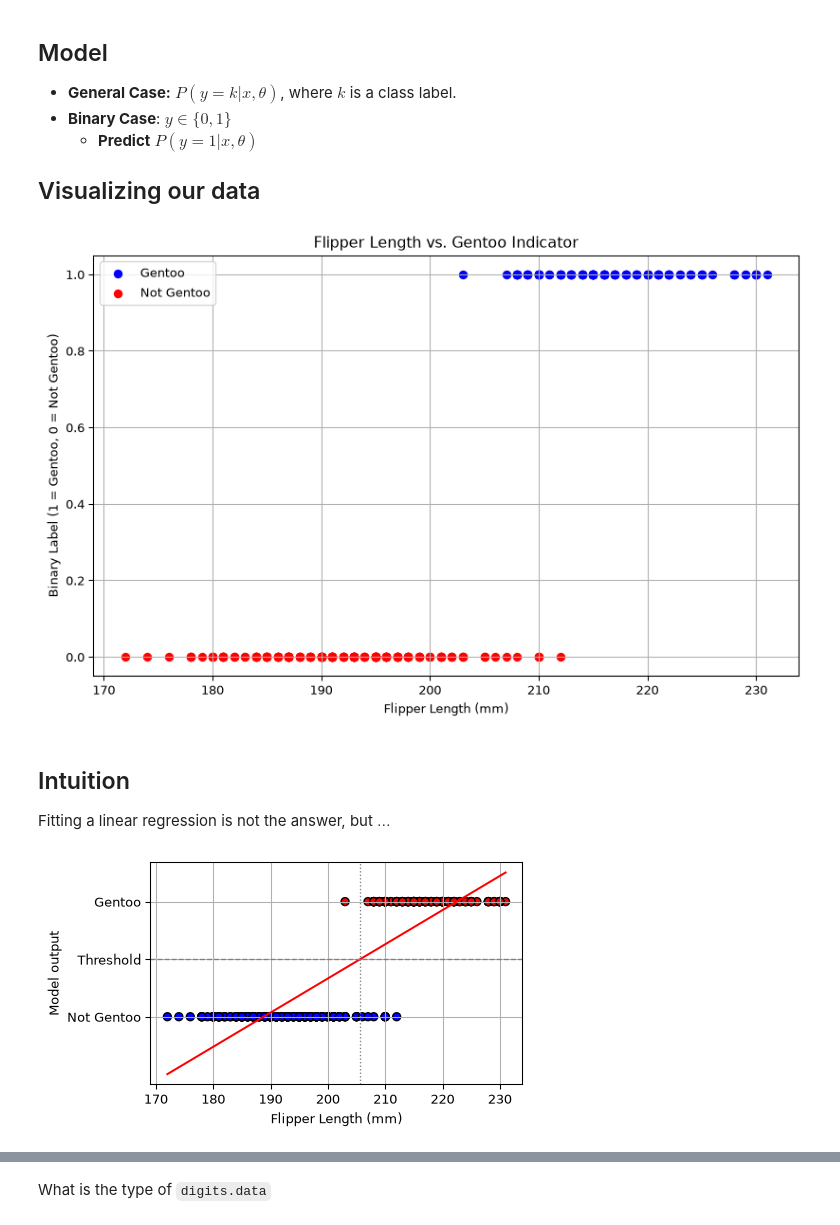
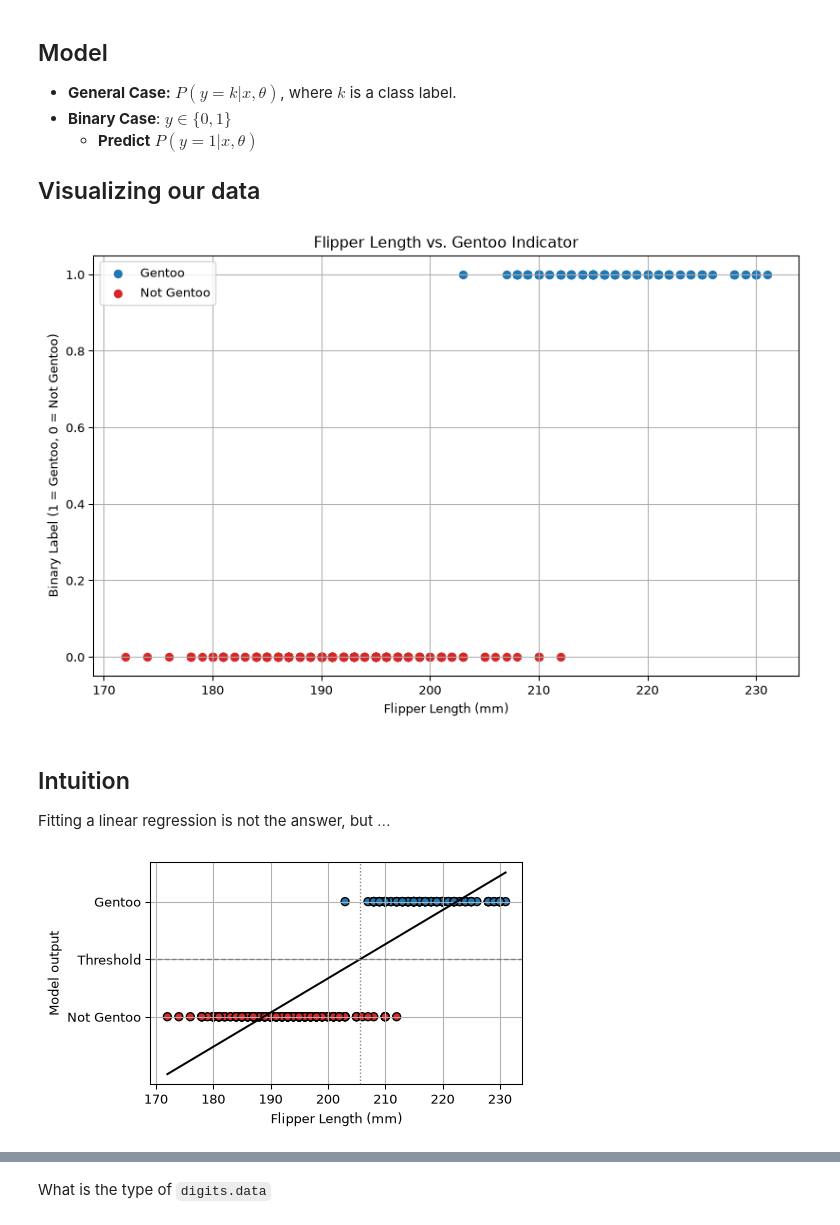
Before and after one commit to turcotte/csi-4106, a Jupyter notebook: lectures/05/slides.ipynb, the cells around one changed output, grey strips where cells are left out. Saved outputs shown, nothing was run; the diff lists cells and outputs as text; code cells hidden in the pictures.

```diff
--- a/lectures/05/slides.ipynb
+++ b/lectures/05/slides.ipynb
@@ -145,6 +145,11 @@ penguin_df['class_name'] = np.where(
     'Not Gentoo'
 )
 
+# Use the same colours for the two classes in every figure.
+not_gentoo_color = 'tab:red'   # y = 0
+gentoo_color = 'tab:blue'      # y = 1
+model_color = 'black'
+
 # Separate features (X) and labels (y)
 penguin_X = penguin_df[['flipper_length_mm']]
 penguin_y = penguin_df['is_gentoo']
@@ -158,7 +163,10 @@ sns.histplot(
     hue_order=['Not Gentoo', 'Gentoo'],
     kde=True,
     bins=30,
-    palette='Set1'
+    palette={
+        'Not Gentoo': not_gentoo_color,
+        'Gentoo': gentoo_color,
+    }
 )
 plt.title('Distribution of Flipper Length (Gentoo vs. Others)')
 plt.xlabel('Flipper Length (mm)')
@@ -204,7 +212,7 @@ plt.figure(figsize=(10, 6))
 plt.scatter(
     penguin_df.loc[penguin_df['is_gentoo'] == 1, 'flipper_length_mm'],
     penguin_df.loc[penguin_df['is_gentoo'] == 1, 'is_gentoo'],
-    color='blue',
+    color=gentoo_color,
     label='Gentoo'
 )
 
@@ -212,7 +220,7 @@ plt.scatter(
 plt.scatter(
     penguin_df.loc[penguin_df['is_gentoo'] == 0, 'flipper_length_mm'],
     penguin_df.loc[penguin_df['is_gentoo'] == 0, 'is_gentoo'],
-    color='red',
+    color=not_gentoo_color,
     label='Not Gentoo'
 )
 
@@ -223,7 +231,7 @@ plt.legend(loc='best')
 plt.grid(True)
 plt.show()
 # %% [output]
-[figure, old version]
+[figure, new version]
 # %% [markdown]
 ## Intuition
 
@@ -237,37 +245,44 @@ penguin_line_X = pd.DataFrame({
         penguin_X['flipper_length_mm'].min(),
         penguin_X['flipper_length_mm'].max(),
         200
     )
 })
 penguin_line_y = penguin_linear_model.predict(penguin_line_X)
 
 # The threshold is where the fitted line reaches 0.5.
 linear_boundary_mm = float(
     (0.5 - penguin_linear_model.intercept_) /
     penguin_linear_model.coef_[0]
 )
 
 def plot_penguin_linear_fit():
     plt.figure(figsize=(5, 3))
     plt.scatter(
         penguin_X['flipper_length_mm'],
         penguin_y,
-        c=penguin_y,
-        cmap='bwr',
+        color=np.where(
+            penguin_y == 1,
+            gentoo_color,
+            not_gentoo_color,
+        ),
         edgecolor='k'
     )
-    plt.plot(penguin_line_X['flipper_length_mm'], penguin_line_y, 'r-')
+    plt.plot(
+        penguin_line_X['flipper_length_mm'],
+        penguin_line_y,
+        color=model_color,
+    )
     plt.axhline(0.5, color='gray', linestyle='--', linewidth=1)
     plt.axvline(linear_boundary_mm, color='gray', linestyle=':', linewidth=1)
     plt.xlabel('Flipper Length (mm)')
     plt.ylabel('Model output')
     plt.yticks([0, 0.5, 1], ['Not Gentoo', 'Threshold', 'Gentoo'])
     plt.grid(True)
     plt.show()
 
 plot_penguin_linear_fit()
 # %% [output]
-[figure, old version]
+[figure, new version]
 # %%
 plot_penguin_linear_fit()
 # %% [markdown]
```
Also changed, not shown: parts of 6 cells of this notebook, 24 other files.
